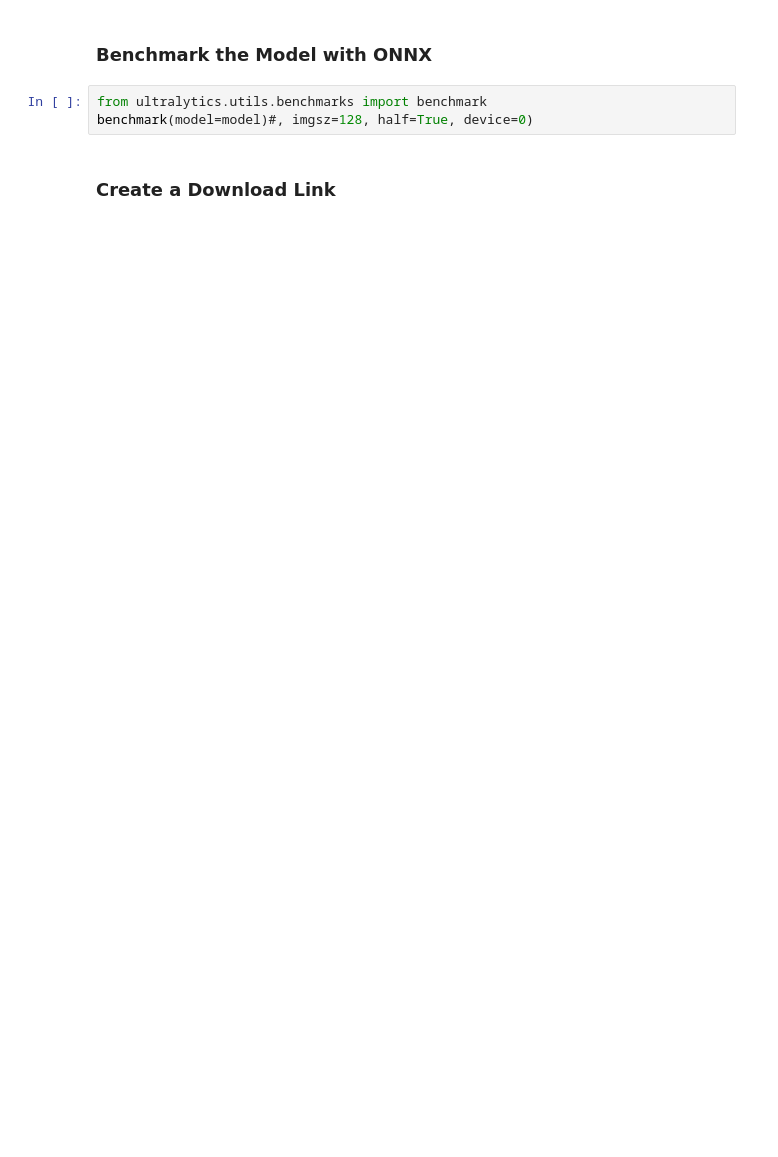
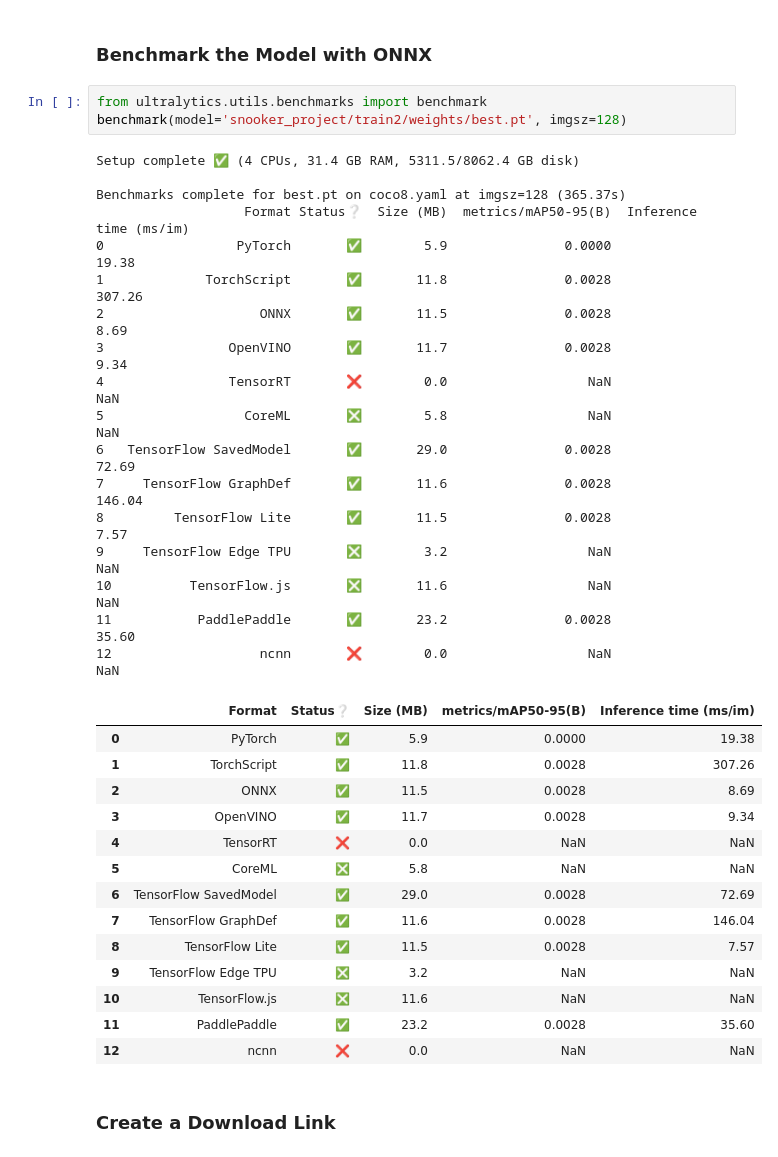
Before and after one commit to yustinachang/1121_Digital-Image-Processing-and-Analysis, a Jupyter notebook: Final_Project/snooker-detection-with-yolov8.ipynb, the cells around one changed output. Saved outputs shown, nothing was run; the diff lists cells and outputs as text; blank space fills up the shorter version.

Commit message:
Kaggle Notebook | Snooker_Detection_with_YOLOv8 | Version 15

```diff
--- a/Final_Project/snooker-detection-with-yolov8.ipynb
+++ b/Final_Project/snooker-detection-with-yolov8.ipynb
@@ -132,7 +220,39 @@ model.export(format='onnx', half=True)
 ### Benchmark the Model with **ONNX**
 # %%
 from ultralytics.utils.benchmarks import benchmark
-benchmark(model=model)#, imgsz=128, half=True, device=0)
+benchmark(model='snooker_project/train2/weights/best.pt', imgsz=128)
+# %% [output]
+Setup complete ✅ (4 CPUs, 31.4 GB RAM, 5311.5/8062.4 GB disk)
+
+Benchmarks complete for best.pt on coco8.yaml at imgsz=128 (365.37s)
+                   Format Status❔  Size (MB)  metrics/mAP50-95(B)  Inference time (ms/im)
+0                 PyTorch       ✅        5.9               0.0000                   19.38
+1             TorchScript       ✅       11.8               0.0028                  307.26
+2                    ONNX       ✅       11.5               0.0028                    8.69
+3                OpenVINO       ✅       11.7               0.0028                    9.34
+4                TensorRT       ❌        0.0                  NaN                     NaN
+5                  CoreML       ❎        5.8                  NaN                     NaN
+6   TensorFlow SavedModel       ✅       29.0               0.0028                   72.69
+7     TensorFlow GraphDef       ✅       11.6               0.0028                  146.04
+8         TensorFlow Lite       ✅       11.5               0.0028                    7.57
+9     TensorFlow Edge TPU       ❎        3.2                  NaN                     NaN
+10          TensorFlow.js       ❎       11.6                  NaN                     NaN
+11           PaddlePaddle       ✅       23.2               0.0028                   35.60
+12                   ncnn       ❌        0.0                  NaN                     NaN
+|  | Format | Status❔ | Size (MB) | metrics/mAP50-95(B) | Inference time (ms/im) |
+| 0 | PyTorch | ✅ | 5.9 | 0.0000 | 19.38 |
+| 1 | TorchScript | ✅ | 11.8 | 0.0028 | 307.26 |
+| 2 | ONNX | ✅ | 11.5 | 0.0028 | 8.69 |
+| 3 | OpenVINO | ✅ | 11.7 | 0.0028 | 9.34 |
+| 4 | TensorRT | ❌ | 0.0 | NaN | NaN |
+| 5 | CoreML | ❎ | 5.8 | NaN | NaN |
+| 6 | TensorFlow SavedModel | ✅ | 29.0 | 0.0028 | 72.69 |
+| 7 | TensorFlow GraphDef | ✅ | 11.6 | 0.0028 | 146.04 |
+| 8 | TensorFlow Lite | ✅ | 11.5 | 0.0028 | 7.57 |
+| 9 | TensorFlow Edge TPU | ❎ | 3.2 | NaN | NaN |
+| 10 | TensorFlow.js | ❎ | 11.6 | NaN | NaN |
+| 11 | PaddlePaddle | ✅ | 23.2 | 0.0028 | 35.60 |
+| 12 | ncnn | ❌ | 0.0 | NaN | NaN |
 # %% [markdown]
 ### Create a Download Link
 # %%
```
Also changed, not shown: parts of 14 cells of this notebook.
